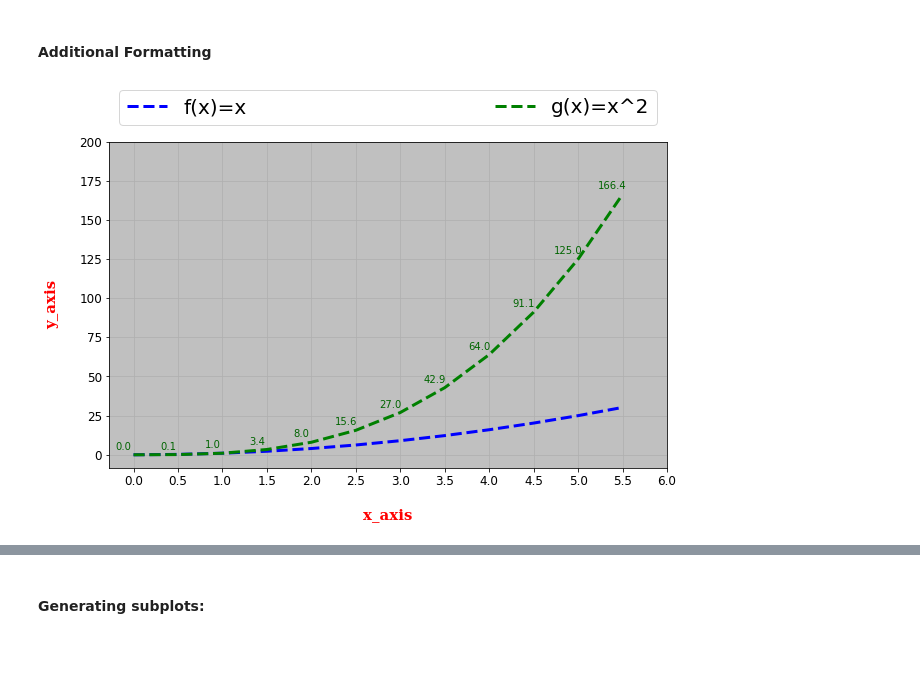
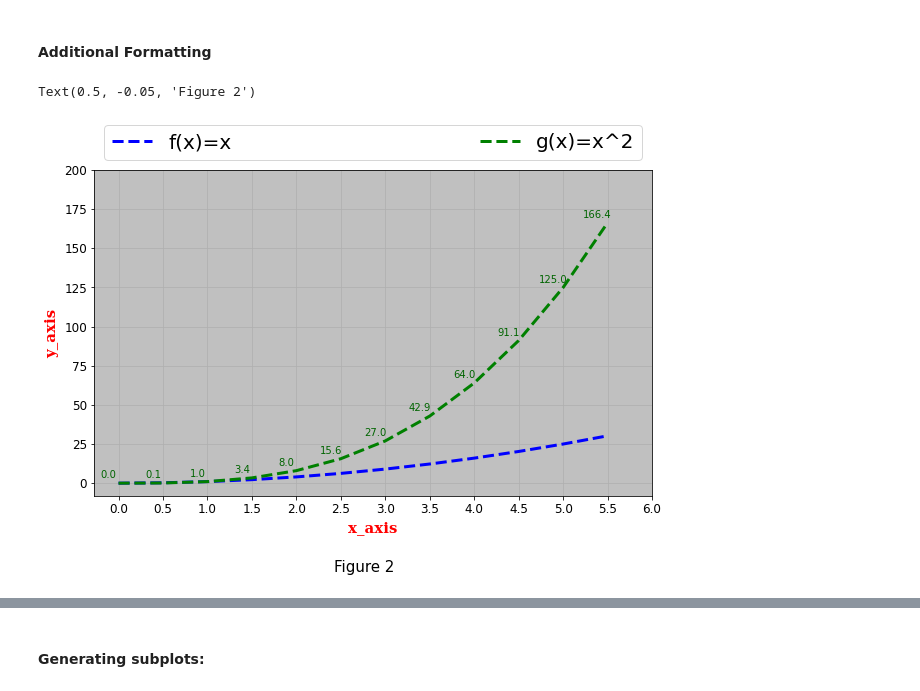
Before and after one commit to CiaranMoran27/Fundamentals-of-Data-Analysis, a Jupyter notebook: pyplot.ipynb, the cells around one changed output, grey strips where cells are left out. Saved outputs shown, nothing was run; the diff lists cells and outputs as text; code cells hidden in the pictures; blank space fills up the shorter version.

```diff
--- a/pyplot.ipynb
+++ b/pyplot.ipynb
@@ -97,7 +101,7 @@ def format_plot():
     x_axis_label = 'x_axis'
     y_axis_label = 'y_axis'
     default_fontsize = 12
-    label_pad = 20
+    label_pad = 5
     axis_font = {'family': 'serif',
         'color':  'red',
         'weight': 'bold',
@@ -114,34 +118,36 @@ def format_plot():
     # set fontsize of axis labels
     plt.xticks(fontsize = default_fontsize)
     plt.yticks(fontsize = default_fontsize)
 
     # alter tick frequency of x-axis to 0.5
     plt.xticks(np.arange(min(x), max(x) + 1, 0.5))
 
     # set current axis to a variable to call functions on it
     ax = plt.gca()                          # define ax variable as current axes if it exists
     ax.set_facecolor('silver')              # call set_facecolur method current axes
     ax.grid()                               # apply grid to current axes
 
     # annotate datapoint labels on data series
     # loop over index & val of series, then add text via annotate function
     # Adopted from: https://queirozf.com/entries/add-labels-and-text-to-matplotlib-plots-annotation-examples
     for index, value in enumerate(y2):
         value = value.round(1)
         ax.annotate(value, (x[index], y2[index]), textcoords = "offset points", xytext = (-10, 5), ha = 'center',
                     color = 'darkgreen')
 
     # Place a legend on the current Axes (labels taken from artist as label declared in plot function)
     # Note: labels can also be passed as a list to plt.legend()
         # bbox_to_anchor and loc are used together to position legend
         # mode set to expand stretches legend accross axes length
         # borderaxespad control distance between legend and legend border
-    ax.legend(bbox_to_anchor = (0, 1.02, 1, 0.2), loc = "lower left", mode = "expand",
+    ax.legend(bbox_to_anchor = (0, 1, 1, 0.2), loc = "lower left", mode = "expand",
                borderaxespad = 0.5, ncol = 3, fontsize = 20)
 
 line_plot()
 format_plot()
+plt.figtext(0.5, -0.05, 'Figure 2', wrap = True, horizontalalignment = 'center', fontsize = 15)
 # %% [output]
+Text(0.5, -0.05, 'Figure 2')
-[figure, old version]
+[figure, new version]
 # %% [markdown]
 #### Preserving States
```
Also changed, not shown: parts of 3 cells of this notebook.
